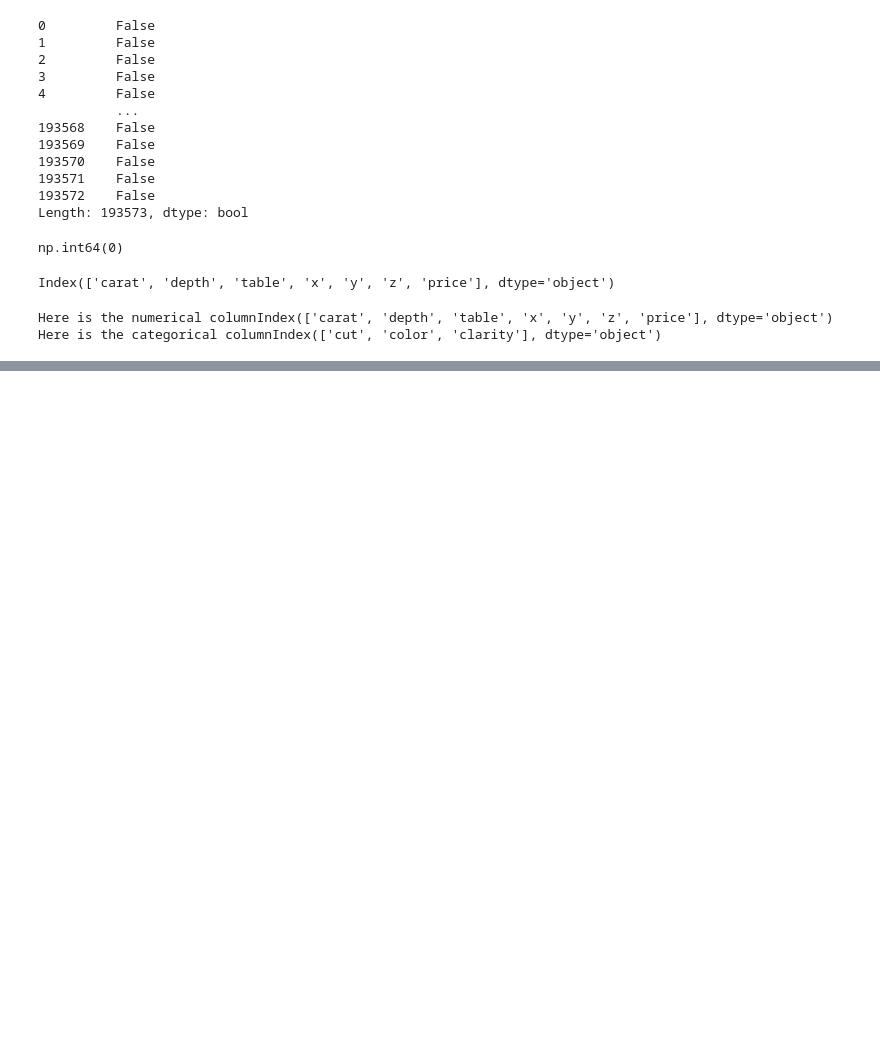
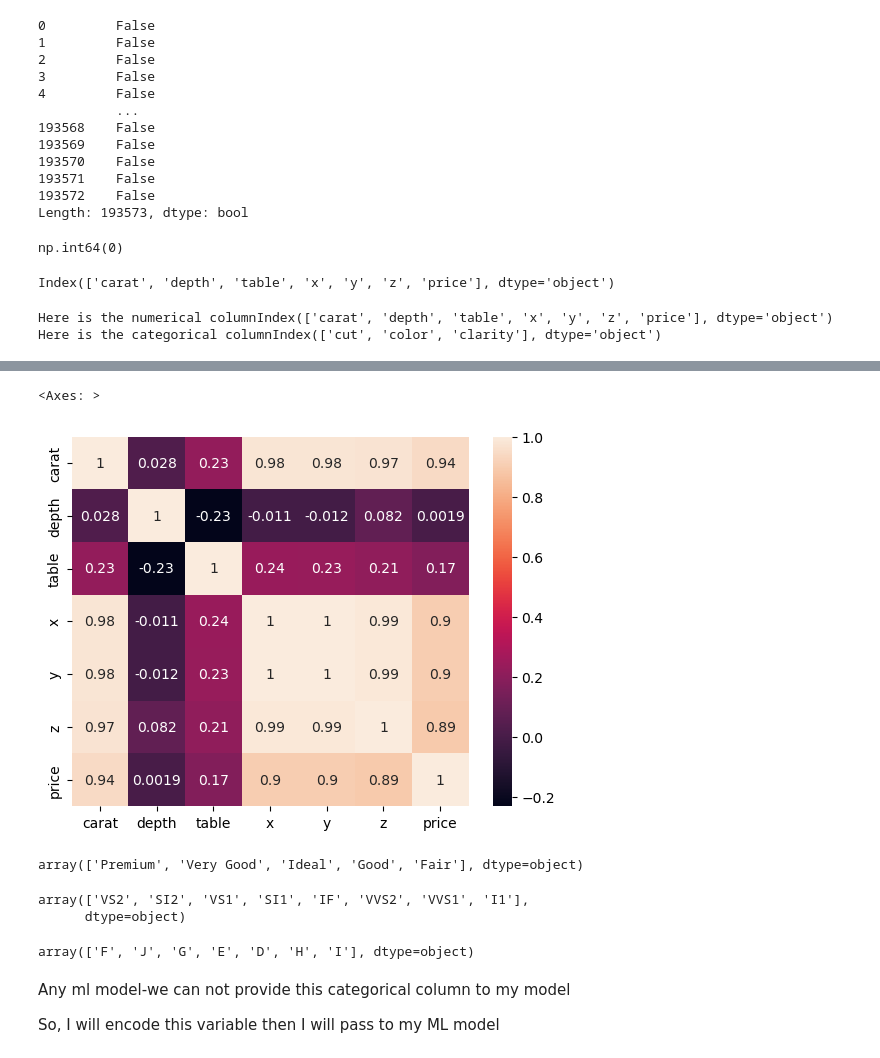
Before and after one commit to addi32001/ML-Project, a Jupyter notebook: notebook/EDA.ipynb, the cells around one changed output, grey strips where cells are left out. Drawn from its saved outputs; the diff is of its cells as text; code cells hidden in the pictures; blank space fills up the shorter version.

```diff
--- a/notebook/EDA.ipynb
+++ b/notebook/EDA.ipynb
@@ -128,0 +188,2 @@ Here is the categorical columnIndex(['cut', 'color', 'clarity'], dtype='object')
+# %%
+data_num = data[numeric_column]
@@ -128,0 +192,5 @@ Here is the categorical columnIndex(['cut', 'color', 'clarity'], dtype='object')
+# %%
+sns.heatmap(data_num.corr(),annot=True)
+# %% [output]
+<Axes: >
+[figure, added]
@@ -128,0 +199,18 @@ Here is the categorical columnIndex(['cut', 'color', 'clarity'], dtype='object')
+# %%
+data_cat["cut"].unique()
+# %% [output]
+array(['Premium', 'Very Good', 'Ideal', 'Good', 'Fair'], dtype=object)
+# %%
+data_cat["clarity"].unique()
+# %% [output]
+array(['VS2', 'SI2', 'VS1', 'SI1', 'IF', 'VVS2', 'VVS1', 'I1'],
+      dtype=object)
+# %%
+data_cat["color"].unique()
+# %% [output]
+array(['F', 'J', 'G', 'E', 'D', 'H', 'I'], dtype=object)
+# %% [markdown]
+Any ml model-we can not provide this categorical column to my model
+
+So, I will encode this variable
+then I will pass to my ML model
```
Also changed, not shown: parts of 14 cells of this notebook.
